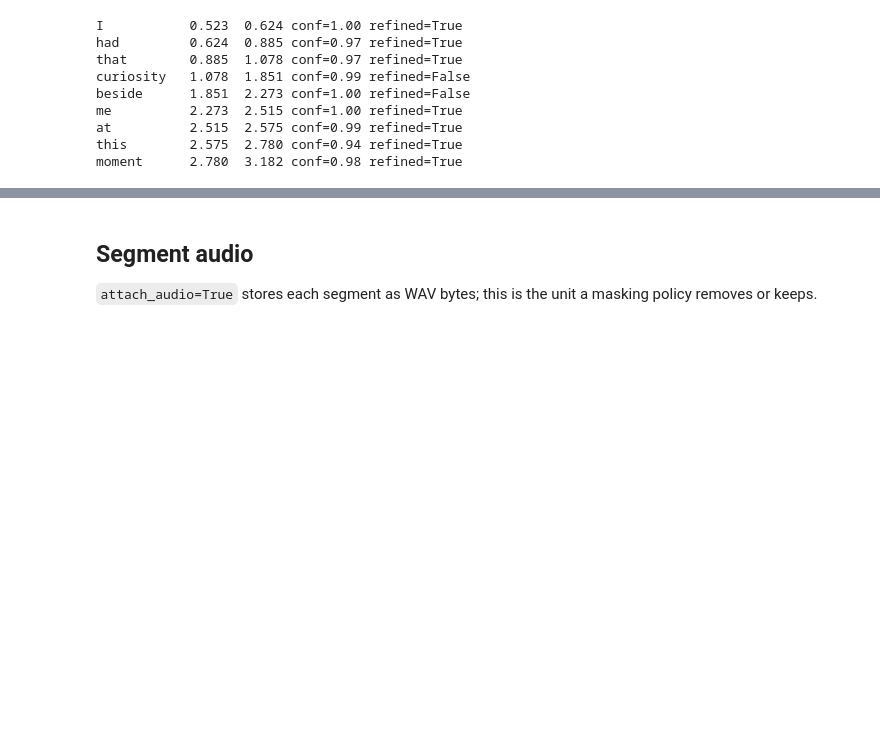
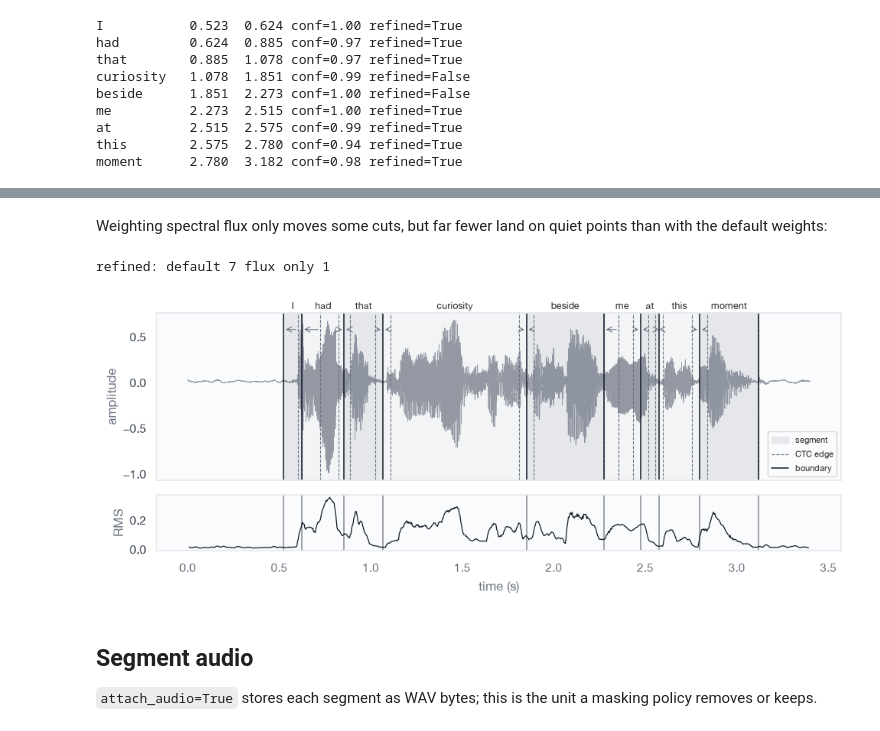
Before and after one commit to Pawlo77/MLLM-SHAP, a Jupyter notebook: examples/audio_alignment.ipynb, the cells around one changed output, grey strips where cells are left out. Saved outputs shown, nothing was run; the diff lists cells and outputs as text; code cells hidden in the pictures; blank space fills up the shorter version.

```diff
--- a/examples/audio_alignment.ipynb
+++ b/examples/audio_alignment.ipynb
@@ -88,3 +83,13 @@ refined: default 7 flux only 1
+# %% [markdown]
+Weighting spectral flux only moves some cuts, but far fewer land on quiet points than with the default weights:
+# %%
+flux_only = SpectrogramGuidedAligner(aligner.model, energy_weight=0.0, flux_weight=1.0)
+other = flux_only.align(TRANSCRIPT, audio)
+print("refined: default", sum(s.boundary_refined for s in segments), "flux only", sum(s.boundary_refined for s in other))
+plot_audio_segments(audio, other);
+# %% [output]
+refined: default 7 flux only 1
+[figure, added]
 # %% [markdown]
 ## Segment audio
 
```
Also changed, not shown: parts of 4 cells of this notebook, 7 other files.
